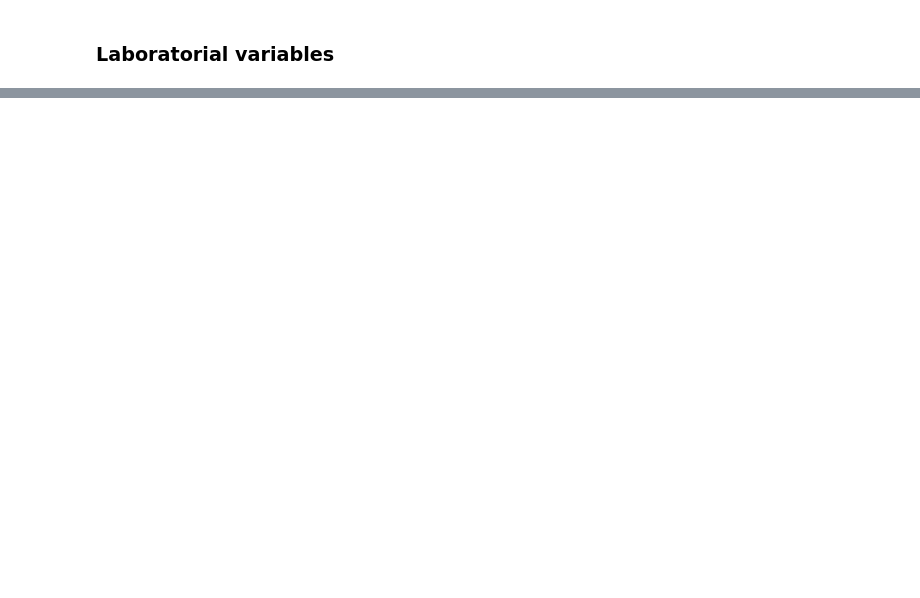
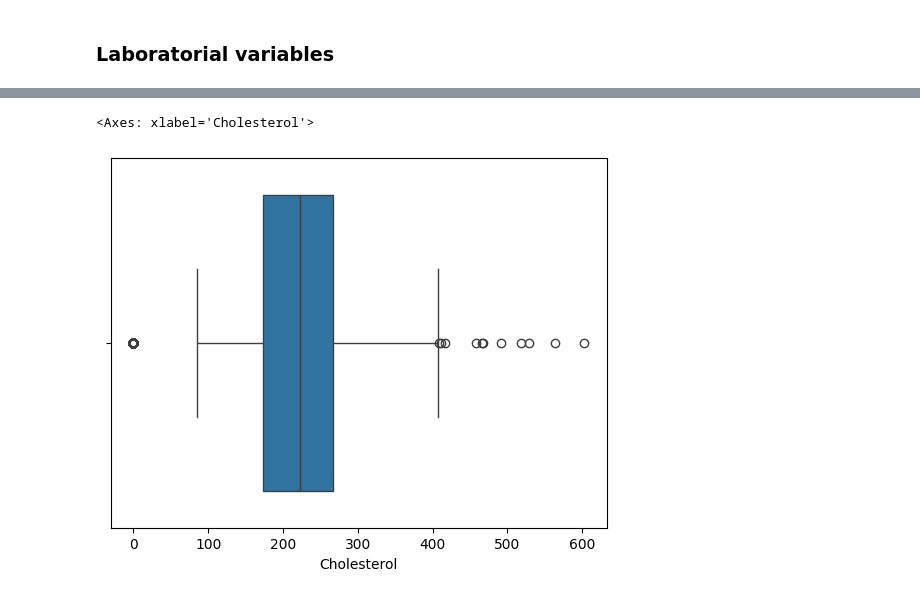
Before and after one commit to Newtan999/NewML, a Jupyter notebook: notebooks/01_eda.ipynb, the cells around one changed output, grey strips where cells are left out. Cells and saved outputs as stored; diff of their text form; code cells hidden in the pictures; blank space fills up the shorter version.

```diff
--- a/notebooks/01_eda.ipynb
+++ b/notebooks/01_eda.ipynb
@@ -73,3 +73,5 @@ Oldpeak           0
 ST_Slope          0
 HeartDisease      0
 dtype: int64
+# %%
+df.rename(columns={"FastingBS": "Diabetes"}, inplace=True)
@@ -111,0 +189,5 @@ From the 918 total patients, 410 do not have Heart Disease, while 508 have.
+# %%
+sns.boxplot(x="Cholesterol", data=df)
+# %% [output]
+<Axes: xlabel='Cholesterol'>
+[figure, added]
```
Also changed, not shown: parts of 19 cells of this notebook.
